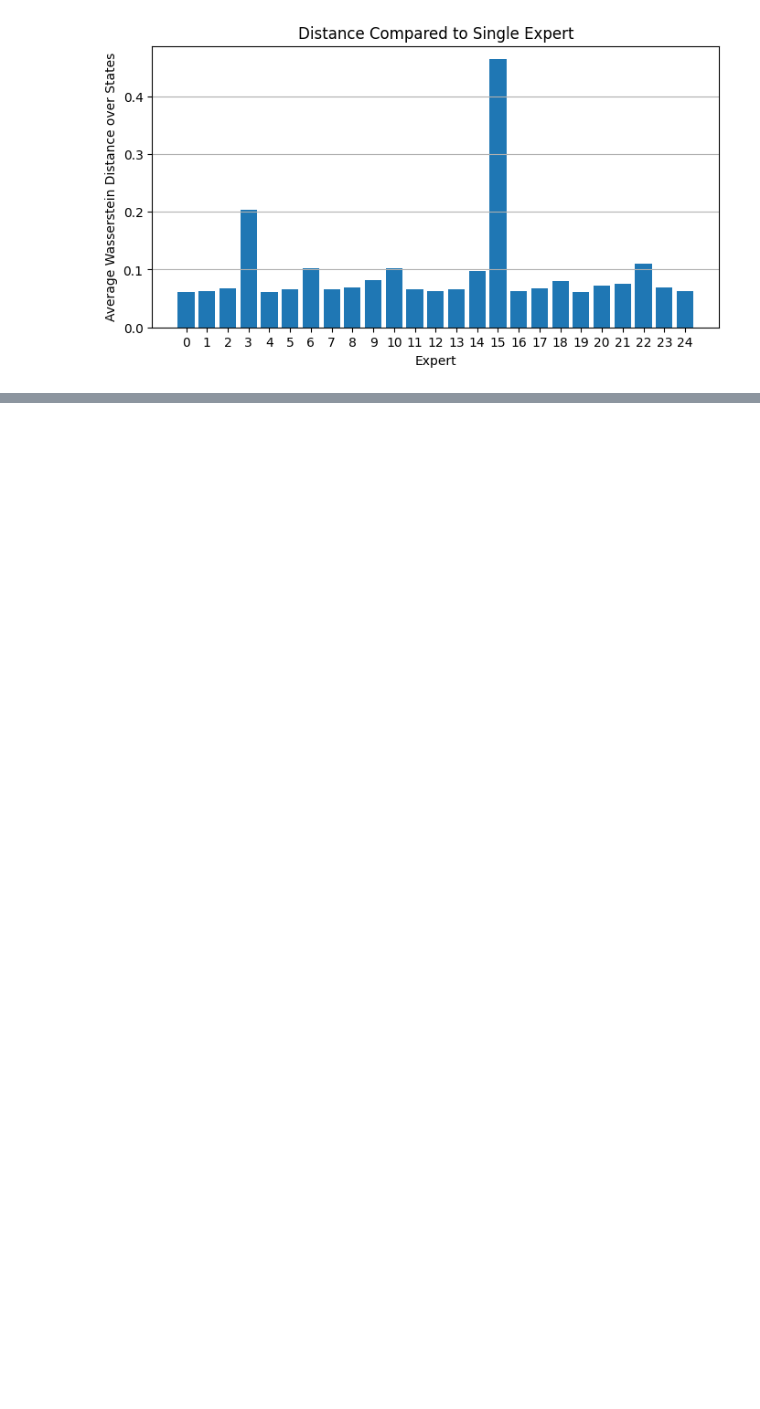
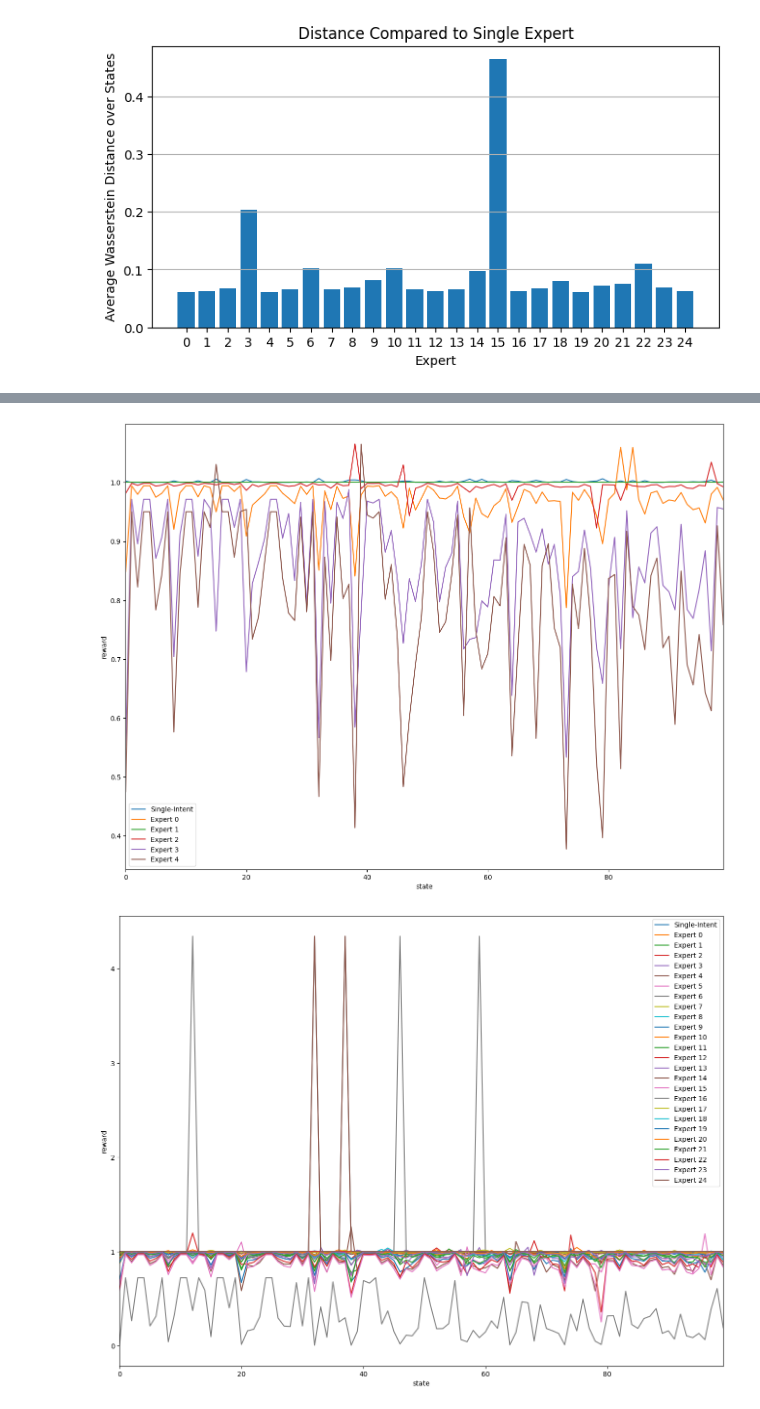
Before and after one commit to isabelkim/MI-IRL-KP, a Jupyter notebook: mdp.ipynb, the cells around one changed output, grey strips where cells are left out. Saved outputs shown, nothing was run; the diff lists cells and outputs as text; code cells hidden in the pictures; blank space fills up the shorter version.

Commit message:
push creation of reward funcs

```diff
--- a/mdp.ipynb
+++ b/mdp.ipynb
@@ -255,0 +256,35 @@ ValueError: Cannot load file containing pickled data when allow_pickle=False
+# %%
+def plot_reward(dir_name):
+    for root, dirs, files in os.walk(dir_name):
+        for file in files:
+            with np.load(os.path.join(root, file)) as data:
+                rho = data['rho']
+                u = data['u']
+                theta = data['theta']
+
+                k = len(rho)
+
+                x = np.arange(100)
+
+
+                fig, ax = plt.subplots(figsize=(16, 12))
+
+                ax.plot(x, reward_single, label="Single-Intent")
+
+                for i in range(k):
+                    ax.plot(x, features.dot(theta[i]), label=f"Expert {i}")
+
+                ax.legend()
+                # Setting the x-axis and y-axis labels
+                ax.set_xlabel('state')
+                ax.set_ylabel('reward')
+
+                # Setting the x-axis range from 0 to 99
+                ax.set_xlim([0, 99])
+
+                plt.show()
+# %%
+plot_reward("data/experiments/")
+# %% [output]
+[figure, added]
+[figure, added]
```
Also changed, not shown: parts of 2 cells of this notebook, 1 other file.
